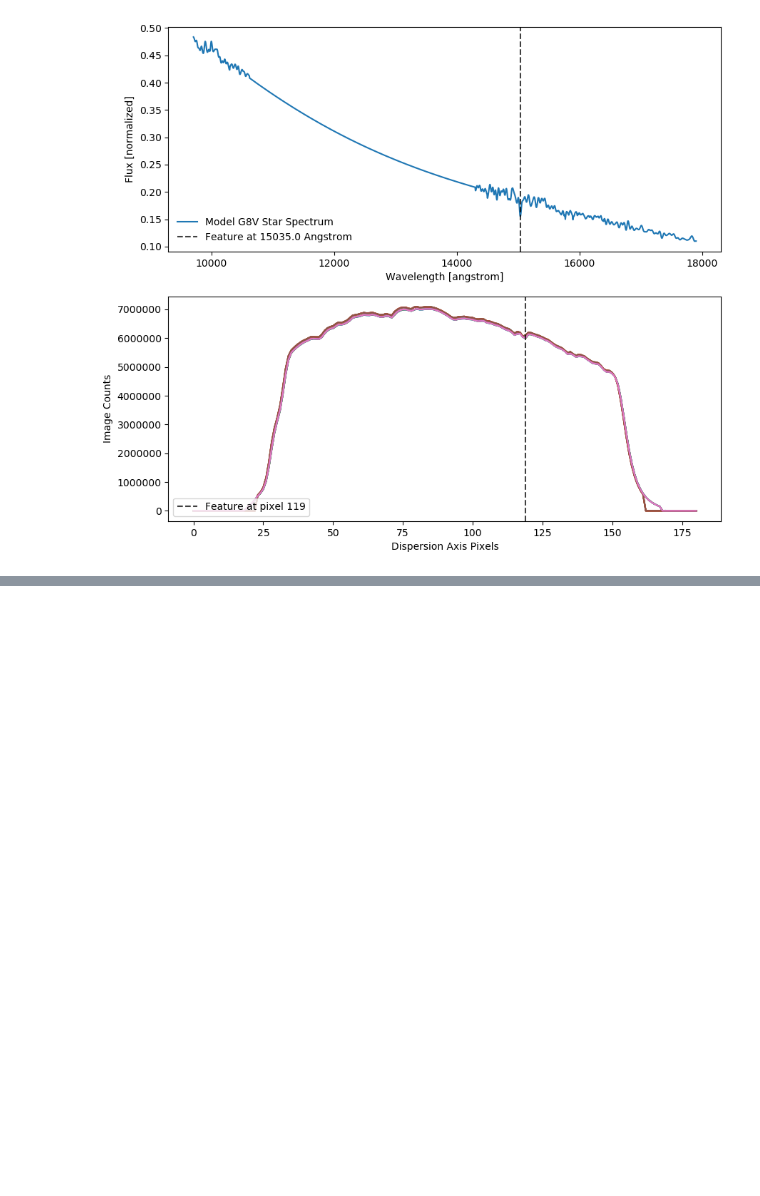
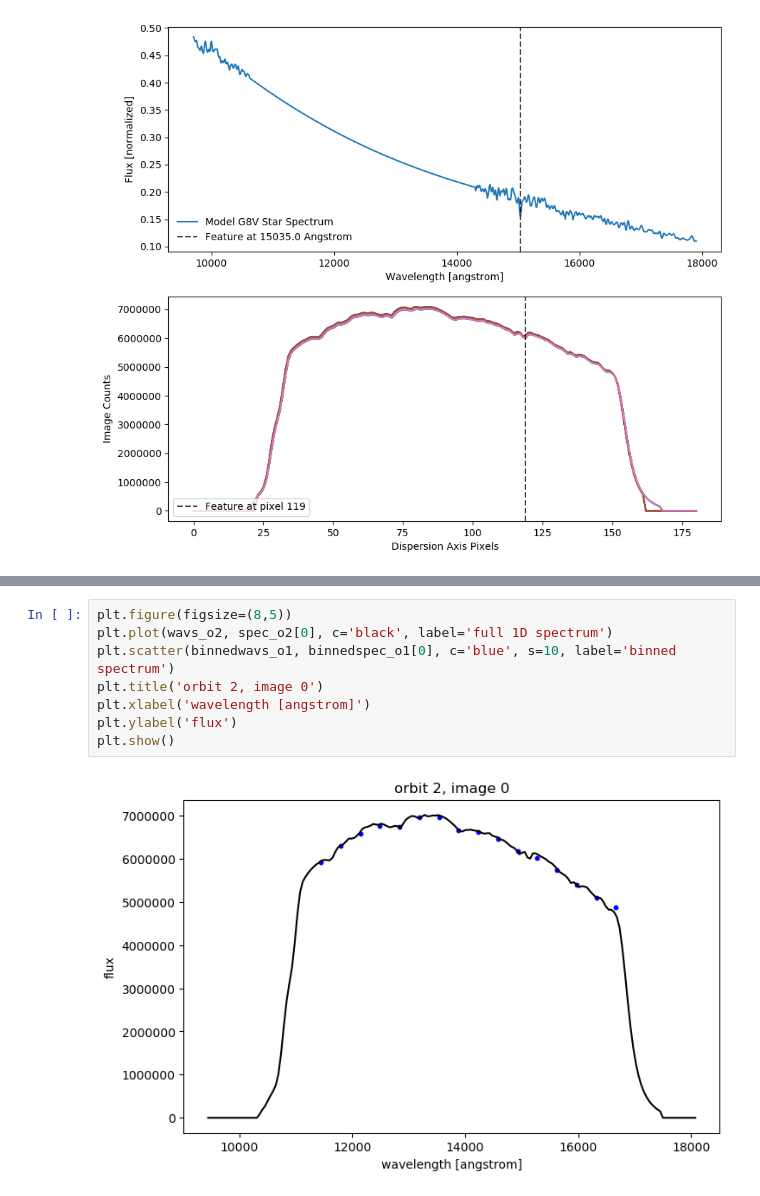
Before and after one commit to mm-murphy/hd219666b, a Jupyter notebook: reduction/Extracting the Transmission Spectra Time Series-New Copy.ipynb, the cells around one changed output, grey strips where cells are left out. Saved outputs shown, nothing was run; the diff lists cells and outputs as text; blank space fills up the shorter version.

```diff
--- a/reduction/Extracting the Transmission Spectra Time Series-New Copy.ipynb
+++ b/reduction/Extracting the Transmission Spectra Time Series-New Copy.ipynb
@@ -747,0 +297,10 @@ plt.scatter(time_T, flux_T[0,:])
+# %%
+plt.figure(figsize=(8,5))
+plt.plot(wavs_o2, spec_o2[0], c='black', label='full 1D spectrum')
+plt.scatter(binnedwavs_o1, binnedspec_o1[0], c='blue', s=10, label='binned spectrum')
+plt.title('orbit 2, image 0')
+plt.xlabel('wavelength [angstrom]')
+plt.ylabel('flux')
+plt.show()
+# %% [output]
+[figure, added]
```
Also changed, not shown: parts of 72 cells of this notebook, 5 other files.
